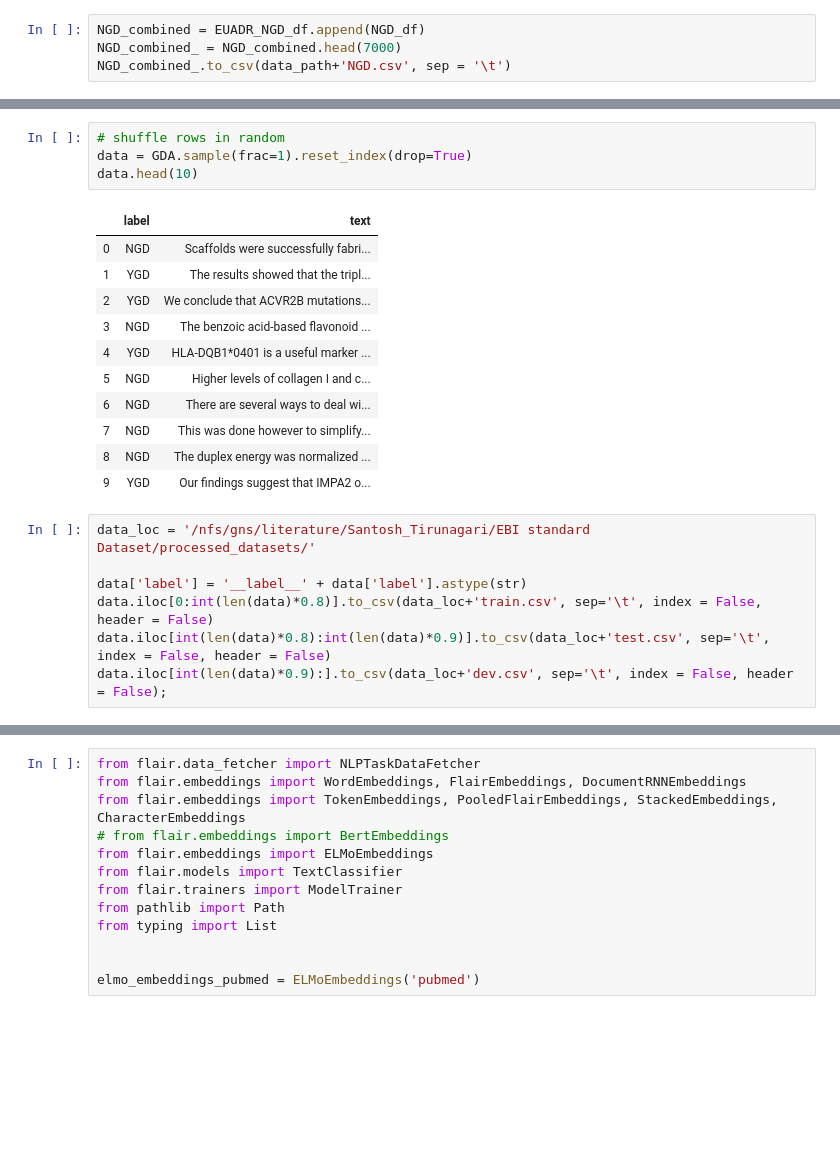
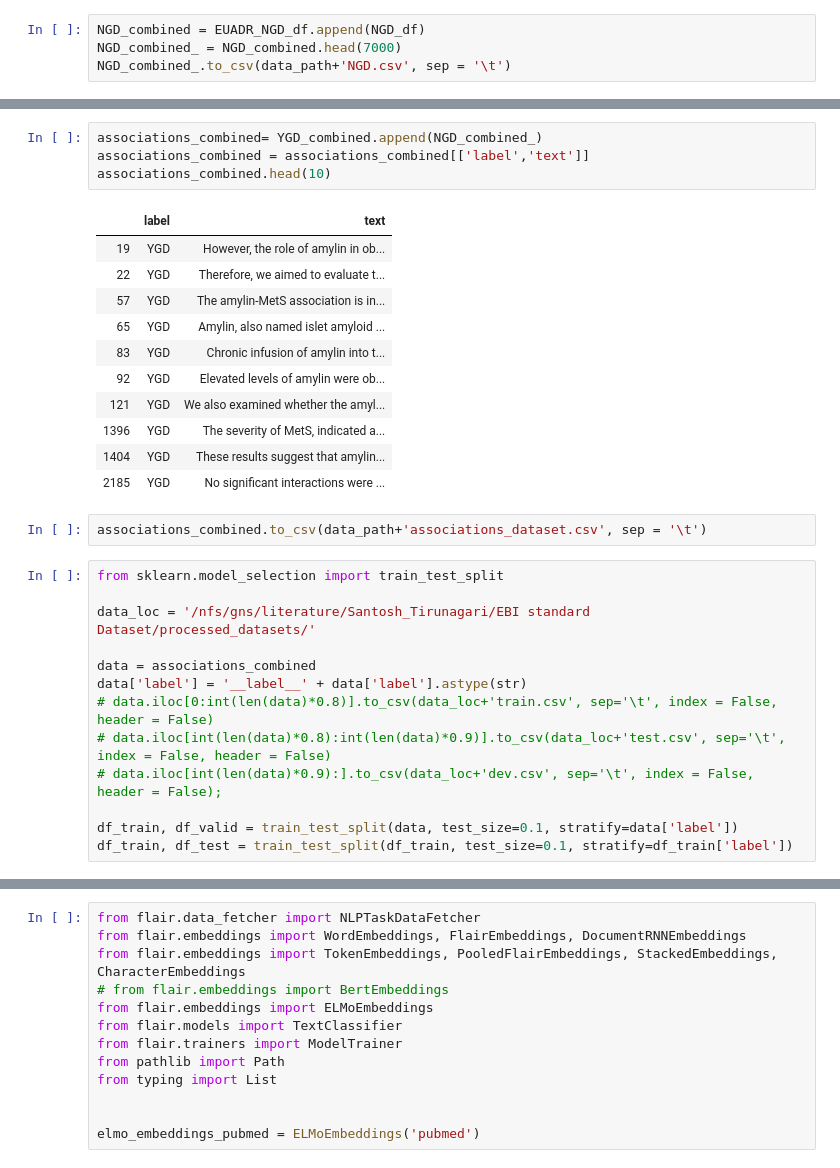
Before and after one commit to tsantosh7/Unsupervised-Supervised-Protein-Genes-Diseases-Organisms-Extraction, a Jupyter notebook: Contextual Character Embeddings-Associations.ipynb, the cells around one changed output, grey strips where cells are left out. Drawn from its saved outputs; the diff is of its cells as text; blank space fills up the shorter version.

```diff
--- a/Contextual Character Embeddings-Associations.ipynb
+++ b/Contextual Character Embeddings-Associations.ipynb
@@ -121,23 +115,31 @@ GDA.head(10)
-# %%
-# shuffle rows in random
-data = GDA.sample(frac=1).reset_index(drop=True)
-data.head(10)
-# %% [output]
-|  | label | text |
-| 0 | NGD | Scaffolds were successfully fabri... |
-| 1 | YGD | The results showed that the tripl... |
-| 2 | YGD | We conclude that ACVR2B mutations... |
-| 3 | NGD | The benzoic acid-based flavonoid ... |
-| 4 | YGD | HLA-DQB1*0401 is a useful marker ... |
-| 5 | NGD | Higher levels of collagen I and c... |
-| 6 | NGD | There are several ways to deal wi... |
-| 7 | NGD | This was done however to simplify... |
-| 8 | NGD | The duplex energy was normalized ... |
-| 9 | YGD | Our findings suggest that IMPA2 o... |
+# %%
+associations_combined= YGD_combined.append(NGD_combined_)
+associations_combined = associations_combined[['label','text']]
+associations_combined.head(10)
+# %% [output]
+|  | label | text |
+| 19 | YGD | However, the role of amylin in ob... |
+| 22 | YGD | Therefore, we aimed to evaluate t... |
+| 57 | YGD | The amylin-MetS association is in... |
+| 65 | YGD | Amylin, also named islet amyloid ... |
+| 83 | YGD | Chronic infusion of amylin into t... |
+| 92 | YGD | Elevated levels of amylin were ob... |
+| 121 | YGD | We also examined whether the amyl... |
+| 1396 | YGD | The severity of MetS, indicated a... |
+| 1404 | YGD | These results suggest that amylin... |
+| 2185 | YGD | No significant interactions were ... |
+# %%
+associations_combined.to_csv(data_path+'associations_dataset.csv', sep = '\t')
 # %%
+from sklearn.model_selection import train_test_split
+
 data_loc = '/nfs/gns/literature/Santosh_Tirunagari/EBI standard Dataset/processed_datasets/'
 
+data = associations_combined
 data['label'] = '__label__' + data['label'].astype(str)
-data.iloc[0:int(len(data)*0.8)].to_csv(data_loc+'train.csv', sep='\t', index = False, header = False)
-data.iloc[int(len(data)*0.8):int(len(data)*0.9)].to_csv(data_loc+'test.csv', sep='\t', index = False, header = False)
-data.iloc[int(len(data)*0.9):].to_csv(data_loc+'dev.csv', sep='\t', index = False, header = False);
+# data.iloc[0:int(len(data)*0.8)].to_csv(data_loc+'train.csv', sep='\t', index = False, header = False)
+# data.iloc[int(len(data)*0.8):int(len(data)*0.9)].to_csv(data_loc+'test.csv', sep='\t', index = False, header = False)
+# data.iloc[int(len(data)*0.9):].to_csv(data_loc+'dev.csv', sep='\t', index = False, header = False);
+
+df_train, df_valid = train_test_split(data, test_size=0.1, stratify=data['label'])
+df_train, df_test = train_test_split(df_train, test_size=0.1, stratify=df_train['label'])
```
Also changed, not shown: parts of 13 cells of this notebook, 6 other files.
